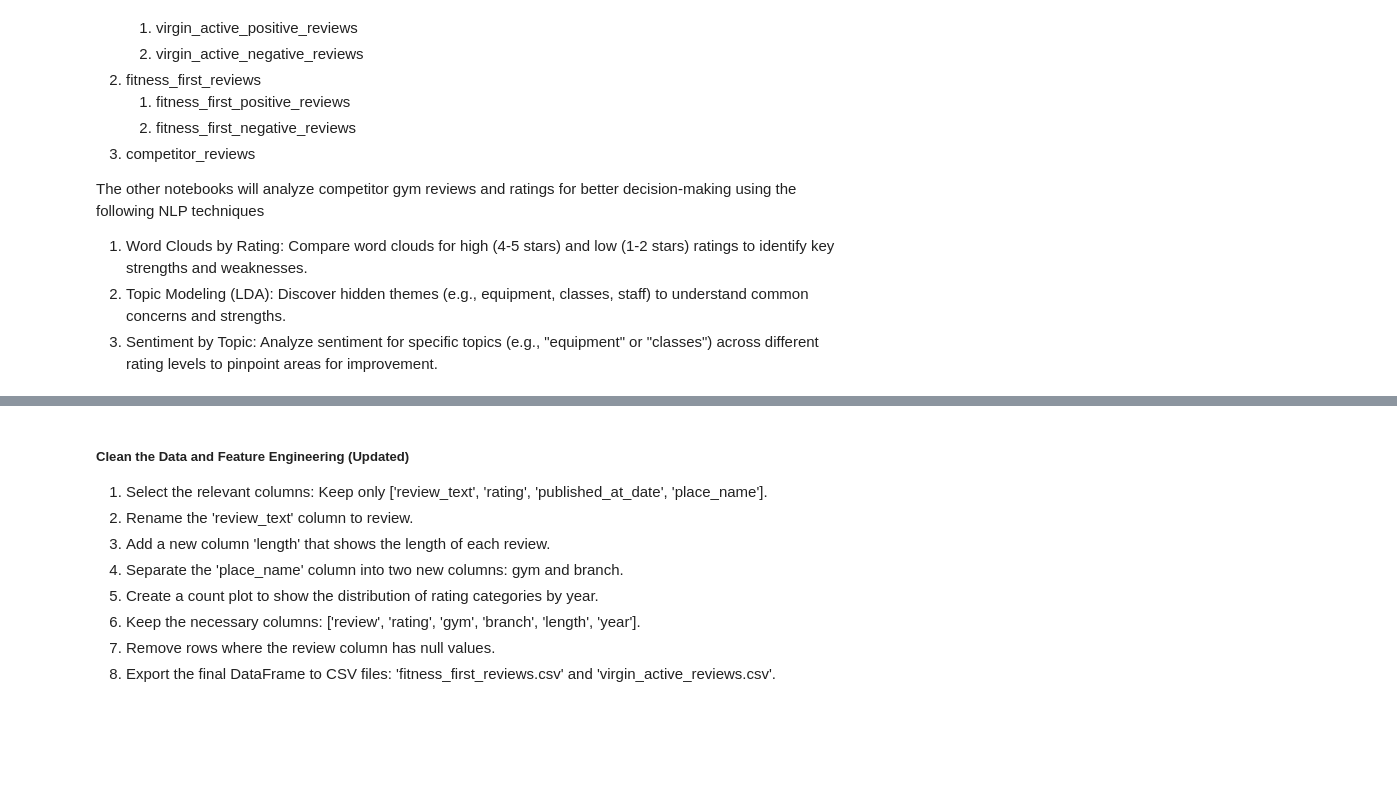
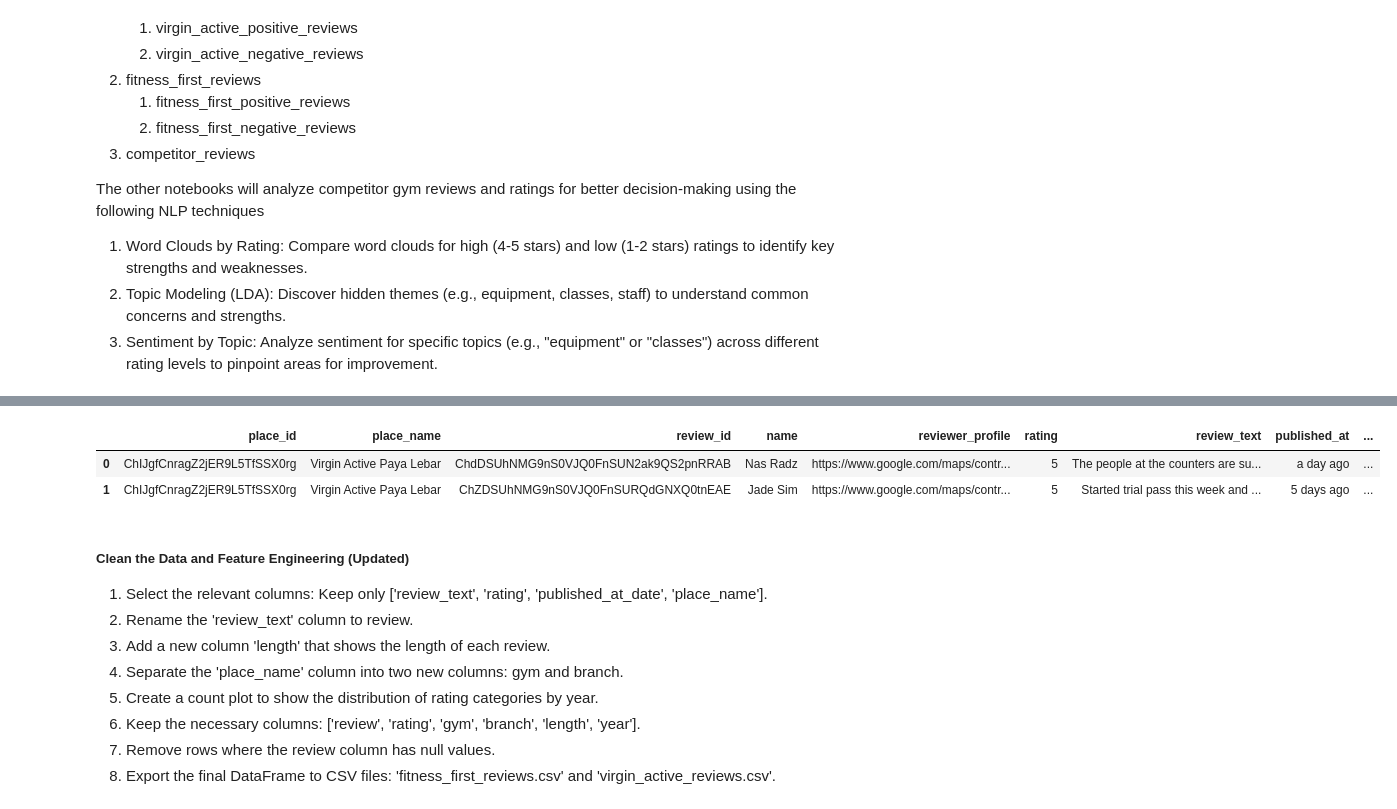
Before and after one commit to julianacharisser/gym-reviews-sentiment-analysis, a Jupyter notebook: combine_datasets.ipynb, the cells around one changed output, grey strips where cells are left out. Saved outputs shown, nothing was run; the diff lists cells and outputs as text; code cells hidden in the pictures; blank space fills up the shorter version.

```diff
--- a/combine_datasets.ipynb
+++ b/combine_datasets.ipynb
@@ -42,3 +48,9 @@ virgin_active_reviews = pd.concat([va_paya, va_tanjong], axis=0, ignore_index=Tr
+# %%
+virgin_active_reviews.head(2)
+# %% [output]
+|  | place_id | place_name | review_id | name | reviewer_profile | rating | review_text | published_at | ... |
+| 0 | ChIJgfCnragZ2jER9L5TfSSX0rg | Virgin Active Paya Lebar | ChdDSUhNMG9nS0VJQ0FnSUN2ak9QS2pnRRAB | Nas Radz | https://www.google.com/maps/contr... | 5 | The people at the counters are su... | a day ago | ... |
+| 1 | ChIJgfCnragZ2jER9L5TfSSX0rg | Virgin Active Paya Lebar | ChZDSUhNMG9nS0VJQ0FnSURQdGNXQ0tnEAE | Jade Sim | https://www.google.com/maps/contr... | 5 | Started trial pass this week and ... | 5 days ago | ... |
 # %% [markdown]
 ##### Clean the Data and Feature Engineering (Updated)
 1. Select the relevant columns: Keep only ['review_text', 'rating', 'published_at_date', 'place_name'].
```
Also changed, not shown: parts of 17 cells of this notebook, 6 other files.
